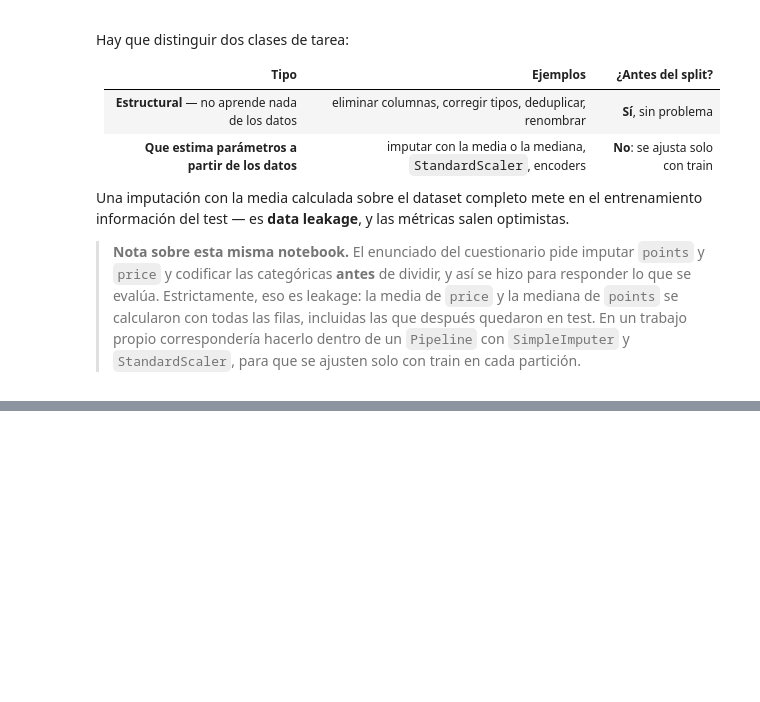
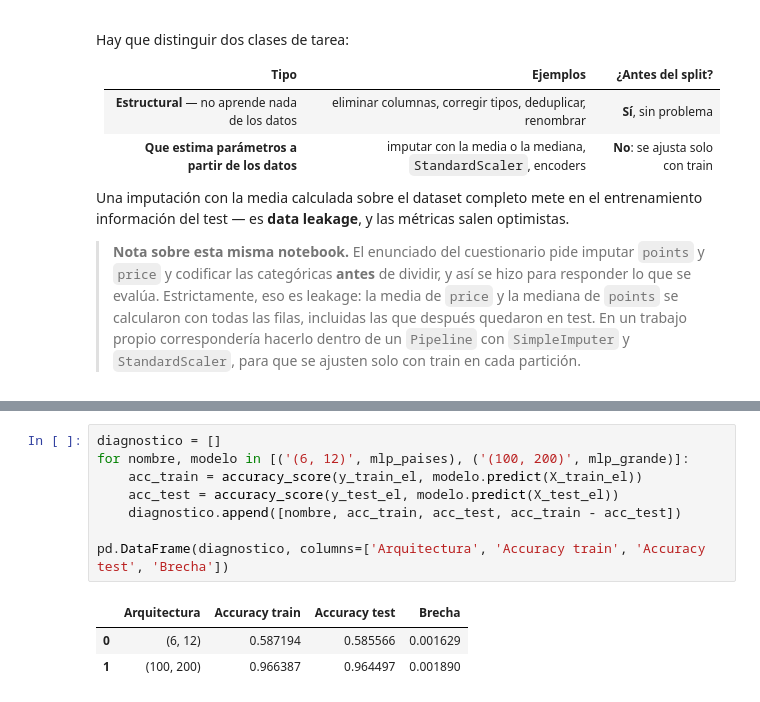
Before and after one commit to alvarezleonardo/Data-Science, a Jupyter notebook: 06-fundamentos-de-redes-neuronales/practica/evaluacion-final/evaluacion_final_vinos.ipynb, the cells around one changed output, grey strips where cells are left out. Cells and saved outputs as stored; diff of their text form; blank space fills up the shorter version.

```diff
--- a/06-fundamentos-de-redes-neuronales/practica/evaluacion-final/evaluacion_final_vinos.ipynb
+++ b/06-fundamentos-de-redes-neuronales/practica/evaluacion-final/evaluacion_final_vinos.ipynb
@@ -987,0 +1015,12 @@ Una imputación con la media calculada sobre el dataset completo mete en el entr
+# %%
+diagnostico = []
+for nombre, modelo in [('(6, 12)', mlp_paises), ('(100, 200)', mlp_grande)]:
+    acc_train = accuracy_score(y_train_el, modelo.predict(X_train_el))
+    acc_test = accuracy_score(y_test_el, modelo.predict(X_test_el))
+    diagnostico.append([nombre, acc_train, acc_test, acc_train - acc_test])
+
+pd.DataFrame(diagnostico, columns=['Arquitectura', 'Accuracy train', 'Accuracy test', 'Brecha'])
+# %% [output]
+|  | Arquitectura | Accuracy train | Accuracy test | Brecha |
+| 0 | (6, 12) | 0.587194 | 0.585566 | 0.001629 |
+| 1 | (100, 200) | 0.966387 | 0.964497 | 0.001890 |
```
Also changed, not shown: parts of 2 cells of this notebook, 1 other file.
